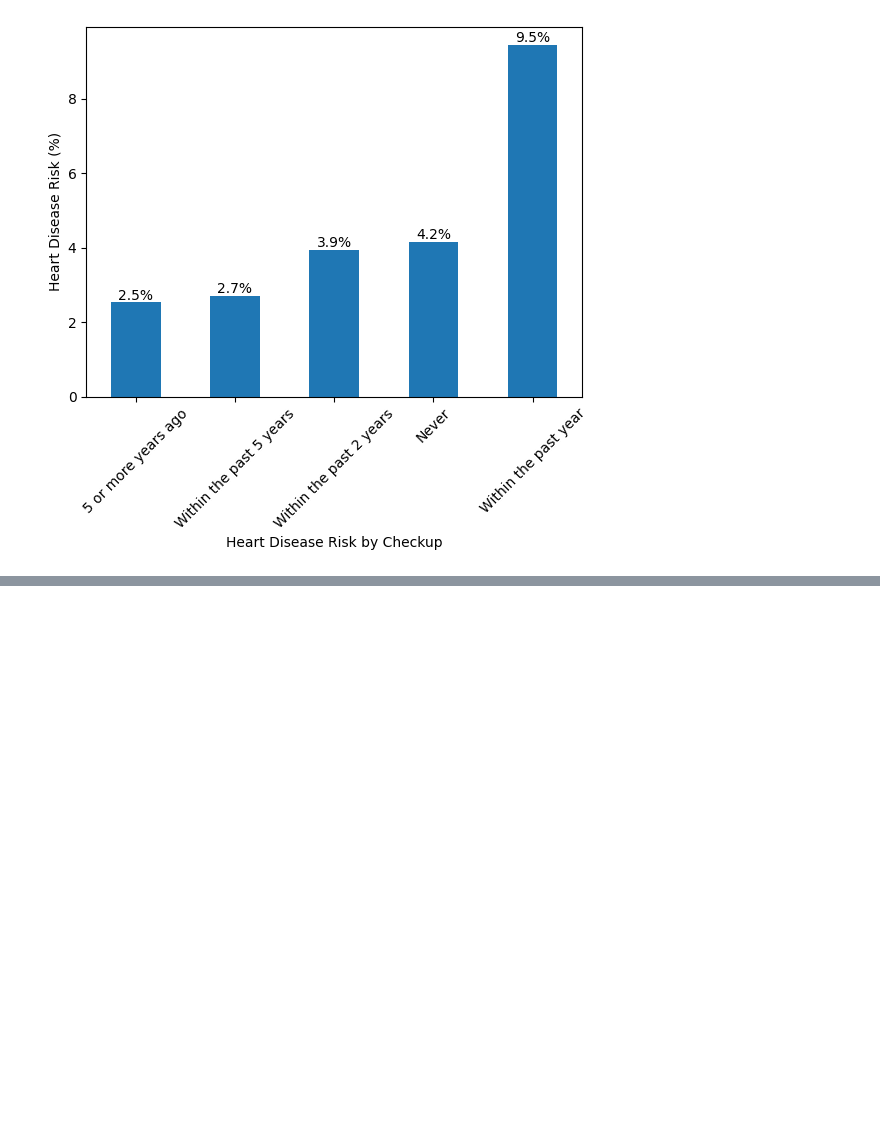
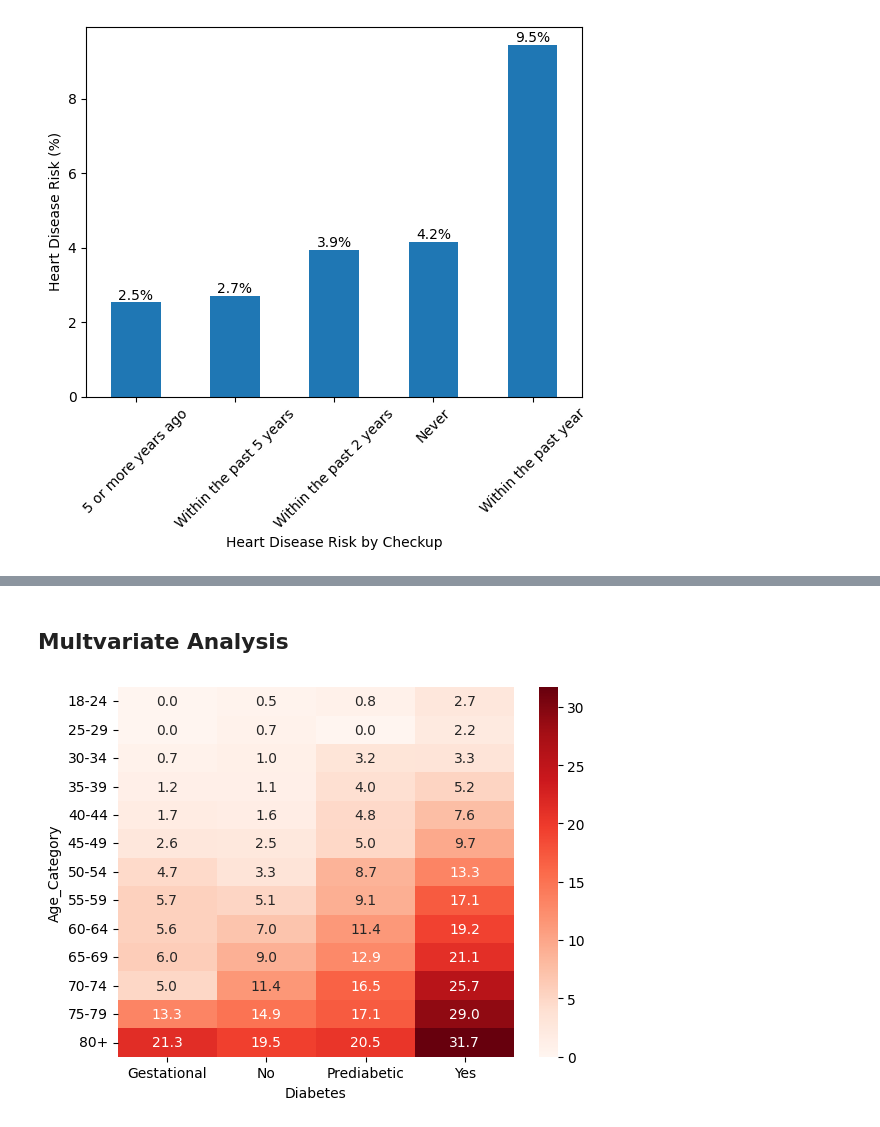
Before and after one commit to its-rhasil/cardio-risk, a Jupyter notebook: notebooks/03_eda.ipynb, the cells around one changed output, grey strips where cells are left out. Cells and saved outputs as stored; diff of their text form; code cells hidden in the pictures; blank space fills up the shorter version.

Commit message:
Completed multivariate analysis

```diff
--- a/notebooks/03_eda.ipynb
+++ b/notebooks/03_eda.ipynb
@@ -133,0 +154,12 @@ for feature, rotation in preventive_health.items():
+# %% [markdown]
+## Multvariate Analysis
+# %%
+def multivariate_risk(feature):
+    ct =  pd.crosstab(index= [df["Age_Category"], df[feature]],columns= df["Heart_Disease"],normalize="index") * 100
+    ct = ct["Yes"].reset_index()
+    ct_pivot = ct.pivot(index="Age_Category", columns= feature,values= "Yes")
+    sns.heatmap(ct_pivot, annot=True, fmt=".1f",cmap="Reds")
+# %%
+multivariate_risk("Diabetes")
+# %% [output]
+[figure, added]
```
Also changed, not shown: parts of 8 cells of this notebook, 1 other file.
